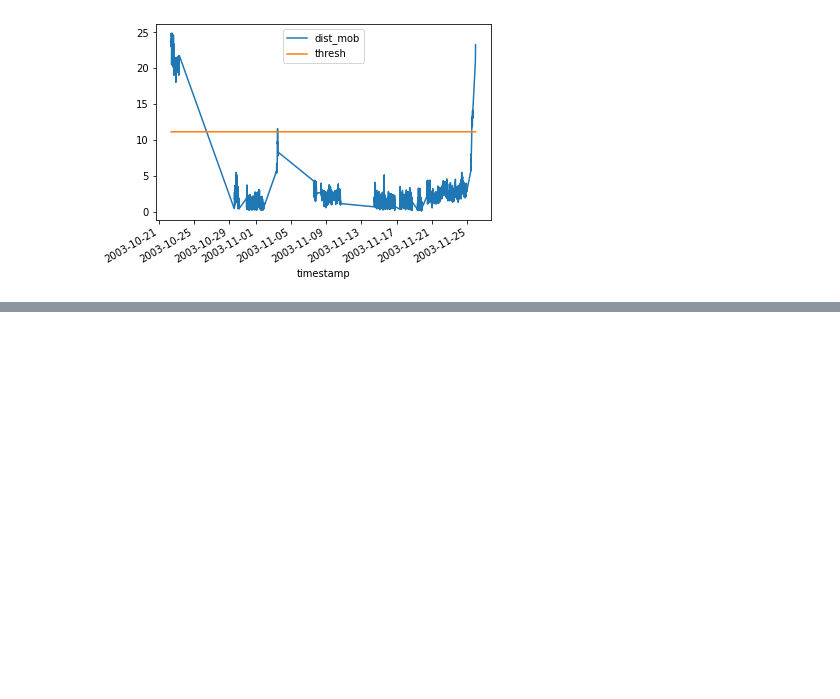
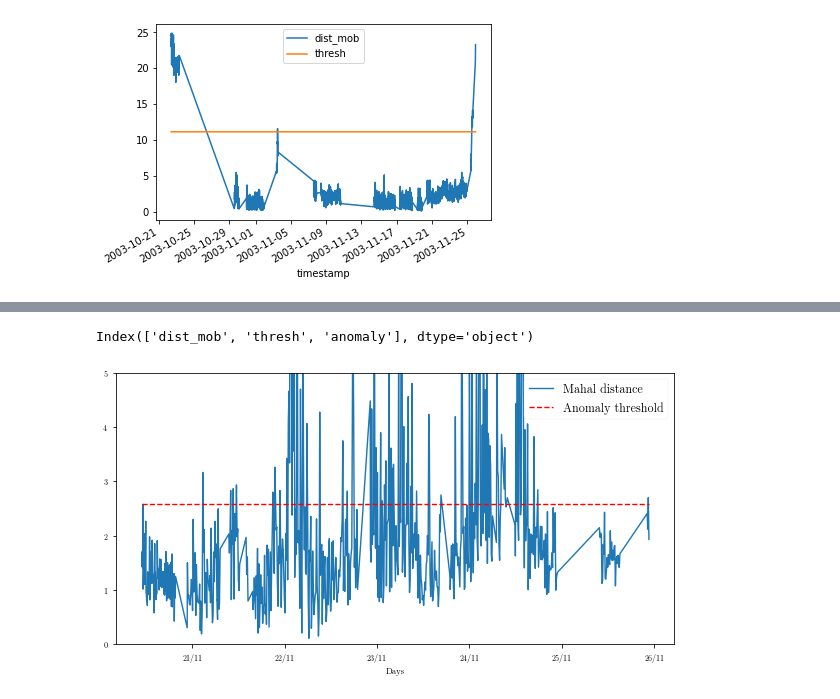
Before and after one commit to jaimebw/tfm, a Jupyter notebook: books/anomaly_plot.ipynb, the cells around one changed output, grey strips where cells are left out. Drawn from its saved outputs; the diff is of its cells as text; code cells hidden in the pictures; blank space fills up the shorter version.

```diff
--- a/books/anomaly_plot.ipynb
+++ b/books/anomaly_plot.ipynb
@@ -5,33 +33,27 @@ import matplotlib.pyplot as plt
 # %%
 %matplotlib widget
-data1= ["../data/pca_results/skew_1_pca_labels.pkl","../data/pca_results/mean_abs_1_pca_labels.pkl","../data/pca_results/kurt_1_pca_labels.pkl","../data/pca_results/sfactor_1_pca_labels.pkl","../data/pca_results/rms_1_pca_labels.pkl"]
-data1 = [Path(i) for i in data1]
 fig, axes =plt.subplots(len(data1),1,figsize = (12,18),sharex = True,sharey= True)
 for index,i in enumerate(data1):
     df = pd.read_pickle(i)
-    df.plot(ax = axes[index])
+    df.plot(ax = axes[index],logy = True)
     axes[index].set_title(f"{i.stem}; Tresh = {df.thresh.values[0]}")
 # %% [output]
 [interactive output not drawn]
 # %%
 %matplotlib widget
-data2= ["../data/pca_results/skew_2_pca_labels.pkl","../data/pca_results/mean_abs_2_pca_labels.pkl","../data/pca_results/kurt_2_pca_labels.pkl","../data/pca_results/sfactor_2_pca_labels.pkl","../data/pca_results/rms_2_pca_labels.pkl"]
-data2 = [Path(i) for i in data2]
-fig, axes =plt.subplots(len(data2),1,figsize = (12,18),sharex = True,sharey= True)
+fig, axes =plt.subplots(len(data2),1,figsize = (12,24),sharex = True,sharey= True)
 for index,i in enumerate(data2):
     df = pd.read_pickle(i)
-    df.plot(ax = axes[index])
+    df.plot(ax = axes[index],ylim = [0,5])
     axes[index].set_title(f"{i.stem}; Tresh = {df.thresh.values[0]}")
 # %% [output]
 [interactive output not drawn]
 # %%
 %matplotlib widget
-data3= ["../data/pca_results/skew_3_pca_labels.pkl","../data/pca_results/mean_abs_3_pca_labels.pkl","../data/pca_results/kurt_3_pca_labels.pkl","../data/pca_results/sfactor_3_pca_labels.pkl","../data/pca_results/rms_3_pca_labels.pkl"]
-data3 = [Path(i) for i in data3]
-fig, axes =plt.subplots(len(data3),1,figsize = (12,18),sharex = True,sharey= True)
+fig, axes =plt.subplots(len(data3),1,figsize = (12,24),sharex = True,sharey= True)
 for index,i in enumerate(data3):
     df = pd.read_pickle(i)
-    df.plot(ax = axes[index])
+    df.plot(ax = axes[index],ylim = [0,5])
     axes[index].set_title(f"{i.stem}; Tresh = {df.thresh.values[0]}")
 # %% [output]
 [interactive output not drawn]
@@ -50,3 +72,10 @@ df.plot()
 # %% [output]
 <AxesSubplot:xlabel='timestamp'>
 [figure]
+# %%
+# bad figures
+bad_plots = ["../data/pca_results/kurt_1_pca_labels.pkl","../data/pca_results/skew_2_pca_labels.pkl", "../data/pca_results/skew_3_pca_labels.pkl"]
+fig, axes = plt.subplots(3,1,figsize = (12,20))
+for index, bad in enumerate(bad_plots):
+    df = pd.read_pickle(bad)
+    df.plot(ax =axes[index],ylim = [0,5])
@@ -52,0 +84,27 @@ df.plot()
+# %%
+df.columns
+# %% [output]
+Index(['dist_mob', 'thresh', 'anomaly'], dtype='object')
+# %%
+import matplotlib
+import matplotlib.dates as mdates
+from matplotlib import font_manager
+font_dirs = ['../otros/lmr']
+font_files = font_manager.findSystemFonts(fontpaths=font_dirs)
+for font_file in font_files:
+    font_manager.fontManager.addfont(font_file)
+matplotlib.style.context("seaborn-paper")
+plt.rcParams['font.family'] = 'Latin Modern Roman'
+myFmt = mdates.DateFormatter("%d/%m")
+with plt.style.context("seaborn-paper"):
+    fig,ax = plt.subplots(figsize = (10,5))
+    df = pd.read_pickle("../data/pca_results/kurt_1_pca_labels.pkl")
+    ax.plot(df["dist_mob"],label = "Mahal distance")
+    ax.plot(df["thresh"],label = "Anomaly threshold",color = "red",linestyle = "--")
+    ax.legend(prop={'size': 12})
+    ax.set_ylim([0,5])
+    ax.xaxis.set_major_formatter(myFmt)
+    ax.set_xlabel("Days")
+    fig.savefig("../figures/bad_anomaly.pdf",dpi = 300)
+# %% [output]
+[figure, added]
```
Also changed, not shown: parts of 9 cells of this notebook, 2 other files.
